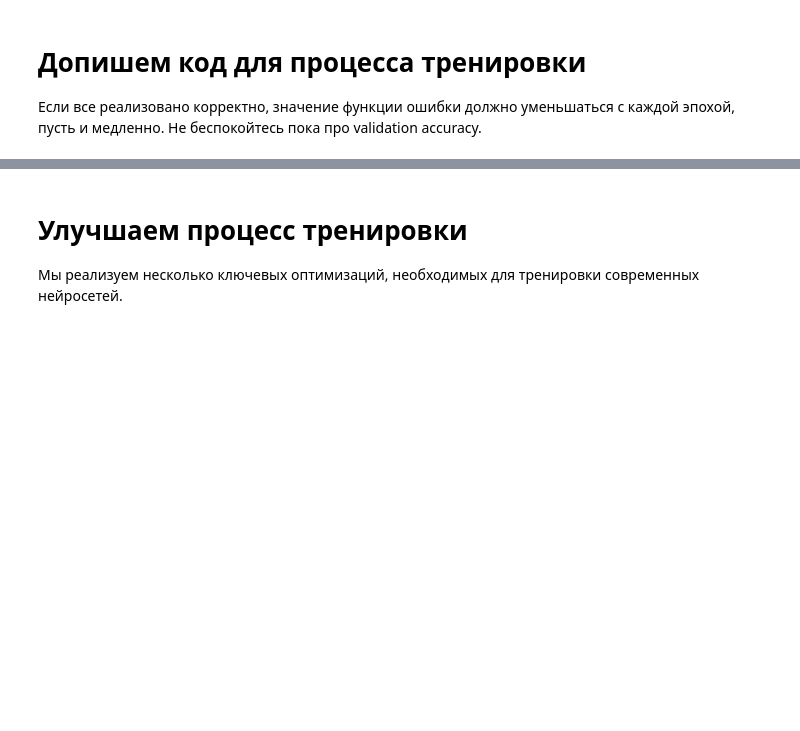
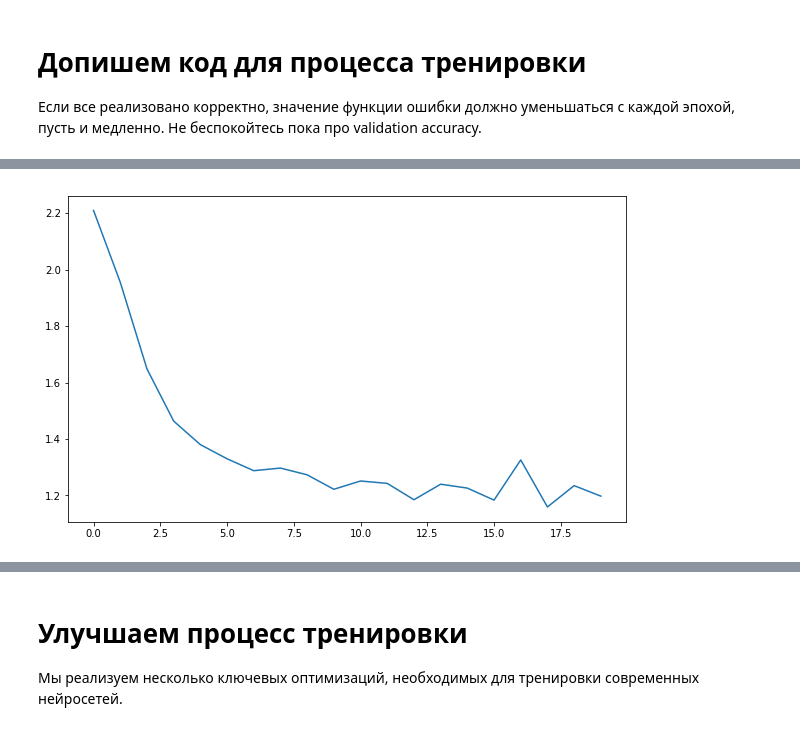
Before and after one commit to mike-chesnokov/dlcourse_ai, a Jupyter notebook: assignments/assignment2/Neural Network.ipynb, the cells around one changed output, grey strips where cells are left out. Saved outputs shown, nothing was run; the diff lists cells and outputs as text; code cells hidden in the pictures; blank space fills up the shorter version.

```diff
--- a/assignments/assignment2/Neural Network.ipynb
+++ b/assignments/assignment2/Neural Network.ipynb
@@ -168,9 +187,12 @@ multiclass_accuracy(model_with_reg.predict(train_X[:30]), train_y[:30])
 
 Если все реализовано корректно, значение функции ошибки должно уменьшаться с каждой эпохой, пусть и медленно. Не беспокойтесь пока про validation accuracy.
 # %%
-model = TwoLayerNet(n_input = train_X.shape[1], n_output = 10, hidden_layer_size = 100, reg = 1e1)
+model = TwoLayerNet(n_input = train_X.shape[1], n_output = 10, hidden_layer_size = 100, reg = 1e-3)
 dataset = Dataset(train_X, train_y, val_X, val_y)
-trainer = Trainer(model, dataset, SGD(), learning_rate = 1e-2)
+trainer = Trainer(model, dataset, SGD(),
+                  num_epochs=20,
+                  batch_size=50,
+                  learning_rate=0.3)
 
 # TODO Implement missing pieces in Trainer.fit function
 # You should expect loss to go down every epoch, even if it's slow
@@ -178 +221,7 @@ loss_history, train_history, val_history = trainer.fit()
+# %%
+plt.figure(figsize=(10,6))
+plt.plot(loss_history)
+plt.show()
+# %% [output]
+[figure, added]
 # %%
```
Also changed, not shown: parts of 21 cells of this notebook, 5 other files.
